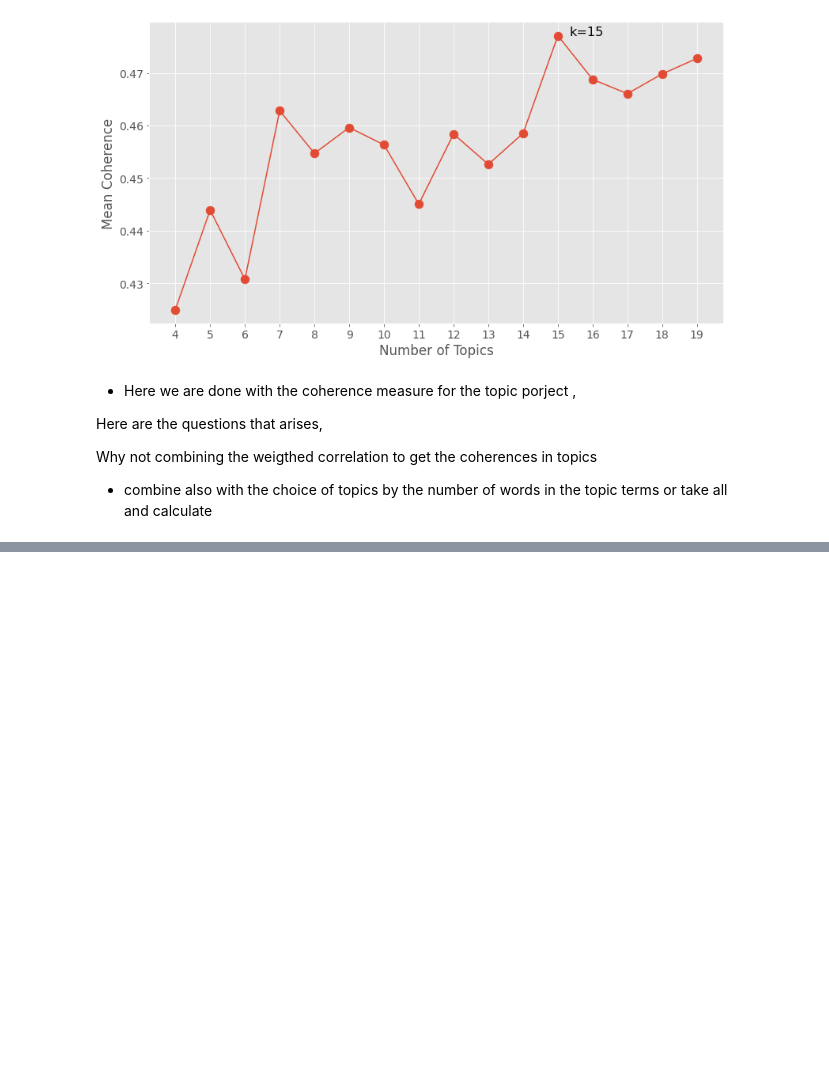
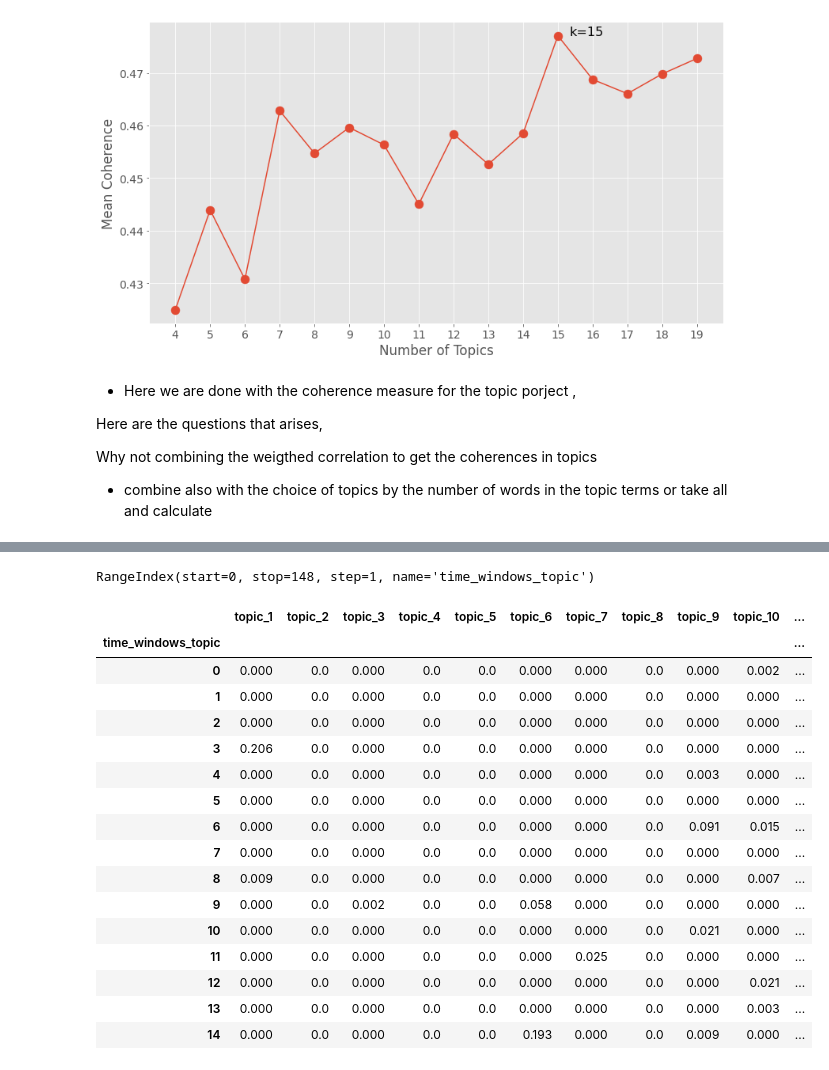
Before and after one commit to espoirMur/balobi_nini, a Jupyter notebook: notebooks/2.Dynamic_Topic_Modeling.ipynb, the cells around one changed output, grey strips where cells are left out. Saved outputs shown, nothing was run; the diff lists cells and outputs as text; code cells hidden in the pictures; blank space fills up the shorter version.

```diff
--- a/notebooks/2.Dynamic_Topic_Modeling.ipynb
+++ b/notebooks/2.Dynamic_Topic_Modeling.ipynb
@@ -502,0 +982,2 @@ def create_topic_model(windows_doc):
+# %%
+time_windows_doc_topics = pd.DataFrame(data=U.round(3), columns=[f"topic_{i+1}" for i in range(U.shape[1])])
@@ -502,0 +986,4 @@ def create_topic_model(windows_doc):
+# %%
+time_windows_doc_topics.index
+# %% [output]
+RangeIndex(start=0, stop=148, step=1, name='time_windows_topic')
@@ -502,0 +994,20 @@ def create_topic_model(windows_doc):
+# %%
+time_windows_doc_topics.head(cumm_best_k[0])
+# %% [output]
+|  | topic_1 | topic_2 | topic_3 | topic_4 | topic_5 | topic_6 | topic_7 | topic_8 | topic_9 | topic_10 | ... |
+| time_windows_topic |  |  |  |  |  |  |  |  |  |  | ... |
+| 0 | 0.000 | 0.0 | 0.000 | 0.0 | 0.0 | 0.000 | 0.000 | 0.0 | 0.000 | 0.002 | ... |
+| 1 | 0.000 | 0.0 | 0.000 | 0.0 | 0.0 | 0.000 | 0.000 | 0.0 | 0.000 | 0.000 | ... |
+| 2 | 0.000 | 0.0 | 0.000 | 0.0 | 0.0 | 0.000 | 0.000 | 0.0 | 0.000 | 0.000 | ... |
+| 3 | 0.206 | 0.0 | 0.000 | 0.0 | 0.0 | 0.000 | 0.000 | 0.0 | 0.000 | 0.000 | ... |
+| 4 | 0.000 | 0.0 | 0.000 | 0.0 | 0.0 | 0.000 | 0.000 | 0.0 | 0.003 | 0.000 | ... |
+| 5 | 0.000 | 0.0 | 0.000 | 0.0 | 0.0 | 0.000 | 0.000 | 0.0 | 0.000 | 0.000 | ... |
+| 6 | 0.000 | 0.0 | 0.000 | 0.0 | 0.0 | 0.000 | 0.000 | 0.0 | 0.091 | 0.015 | ... |
+| 7 | 0.000 | 0.0 | 0.000 | 0.0 | 0.0 | 0.000 | 0.000 | 0.0 | 0.000 | 0.000 | ... |
+| 8 | 0.009 | 0.0 | 0.000 | 0.0 | 0.0 | 0.000 | 0.000 | 0.0 | 0.000 | 0.007 | ... |
+| 9 | 0.000 | 0.0 | 0.002 | 0.0 | 0.0 | 0.058 | 0.000 | 0.0 | 0.000 | 0.000 | ... |
+| 10 | 0.000 | 0.0 | 0.000 | 0.0 | 0.0 | 0.000 | 0.000 | 0.0 | 0.021 | 0.000 | ... |
+| 11 | 0.000 | 0.0 | 0.000 | 0.0 | 0.0 | 0.000 | 0.025 | 0.0 | 0.000 | 0.000 | ... |
+| 12 | 0.000 | 0.0 | 0.000 | 0.0 | 0.0 | 0.000 | 0.000 | 0.0 | 0.000 | 0.021 | ... |
+| 13 | 0.000 | 0.0 | 0.000 | 0.0 | 0.0 | 0.000 | 0.000 | 0.0 | 0.000 | 0.003 | ... |
+| 14 | 0.000 | 0.0 | 0.000 | 0.0 | 0.0 | 0.193 | 0.000 | 0.0 | 0.009 | 0.000 | ... |
```
Also changed, not shown: parts of 55 cells of this notebook, 1 other file.
